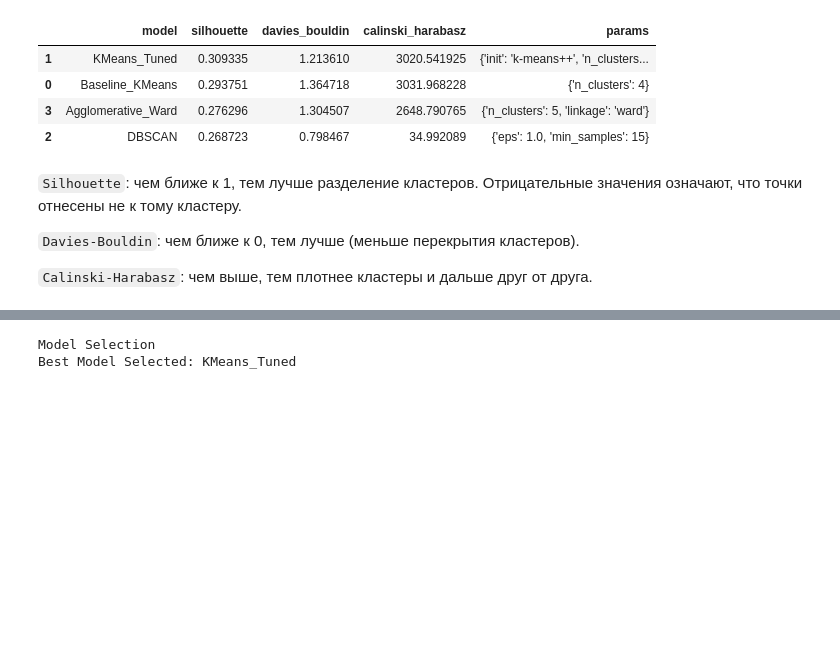
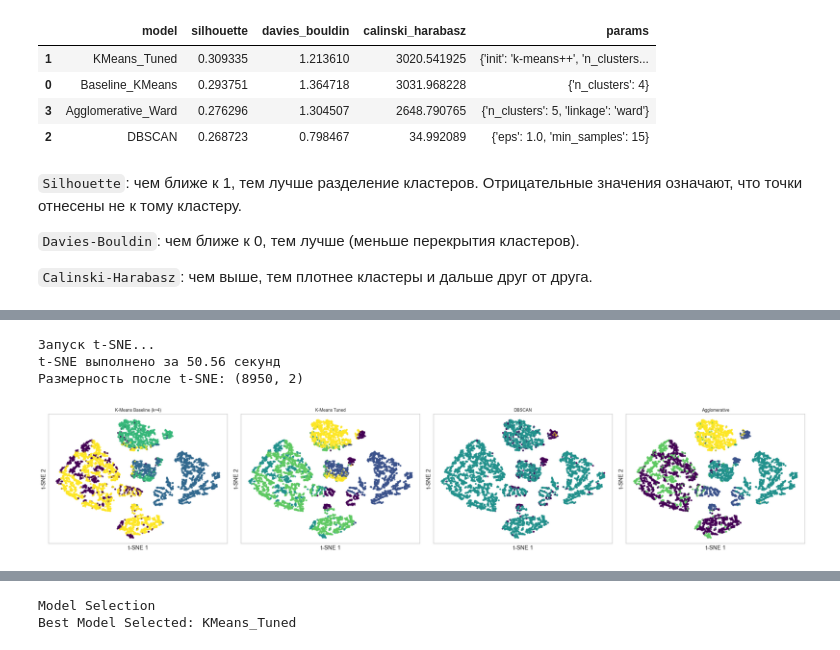
Before and after one commit to marykuuu/kuznetsova-ms-aie, a Jupyter notebook: project/notebooks/exp_02_models.ipynb, the cells around one changed output, grey strips where cells are left out. Drawn from its saved outputs; the diff is of its cells as text; code cells hidden in the pictures; blank space fills up the shorter version.

```diff
--- a/project/notebooks/exp_02_models.ipynb
+++ b/project/notebooks/exp_02_models.ipynb
@@ -246,12 +244,12 @@ if best_db_model is None:
     best_db_model = DBSCAN(eps=0.9, min_samples=10)
     best_db_params = {'eps': 0.9, 'min_samples': 10}
 
-labels = best_db_model.fit_predict(data_scaled)
+labels_dbscan = best_db_model.fit_predict(data_scaled)
 
-if -1 in labels:
-    mask = labels != -1
+if -1 in labels_dbscan:
+    mask = labels_dbscan != -1
     data = data_scaled[mask]
-    labels = labels[mask]
+    labels = labels_dbscan[mask]
 
 sil_score = silhouette_score(data, labels)
 db_score = davies_bouldin_score(data, labels)
@@ -354,3 +352,13 @@ summary_df.sort_values(['silhouette'], ascending=False)
 `Davies-Bouldin`: чем ближе к 0, тем лучше (меньше перекрытия кластеров).
 
 `Calinski-Harabasz`: чем выше, тем плотнее кластеры и дальше друг от друга.
+# %%
+df_labels = pd.DataFrame({
+    'KMeans_Base': clusters_base,
+    'KMeans_Tuned': best_clusters,
+    'DBSCAN': labels_dbscan,
+    'Agglomerative': agglo_clusters
+})
+
+print("Метки всех моделей собраны.")
+df_labels.head()
@@ -357 +373,47 @@ summary_df.sort_values(['silhouette'], ascending=False)
+# %%
+print("Запуск t-SNE...")
+start_time = time.time()
+
+tsne = TSNE(n_components=2, random_state=42, perplexity=30)
+X_tsne = tsne.fit_transform(df_selected)
+
+print(f"t-SNE выполнено за {time.time() - start_time:.2f} секунд")
+print(f"Размерность после t-SNE: {X_tsne.shape}")
+
+fig, axes = plt.subplots(1, 4, figsize=(25, 5))
+
+models_names = ['KMeans_Base', 'KMeans_Tuned', 'DBSCAN', 'Agglomerative']
+titles = [
+    'K-Means Baseline (k=4)',
+    'K-Means Tuned',
+    'DBSCAN',
+    'Agglomerative'
+]
+
+for i, (col_name, title) in enumerate(zip(models_names, titles)):
+    labels = df_labels[col_name].values
+
+    scatter = axes[i].scatter(X_tsne[:, 0], X_tsne[:, 1],
+                              c=labels,
+                              cmap='viridis',
+                              alpha=0.6,
+                              s=10)
+    axes[i].set_title(title, fontsize=10)
+    axes[i].set_xlabel('t-SNE 1')
+    axes[i].set_ylabel('t-SNE 2')
+    axes[i].grid(True, alpha=0.3)
+
+for ax in axes:
+    ax.grid(True, alpha=0.3)
+    ax.set_xticks([])
+    ax.set_yticks([])
+
+plt.tight_layout()
+plt.savefig('../artifacts/figures/clustering_tsne_comparison.png', dpi=150, bbox_inches='tight')
+plt.show()
+# %% [output]
+Запуск t-SNE...
+t-SNE выполнено за 50.56 секунд
+Размерность после t-SNE: (8950, 2)
+[figure, new version]
 # %% [markdown]
```
Also changed, not shown: parts of 15 cells of this notebook, 42 other files.
